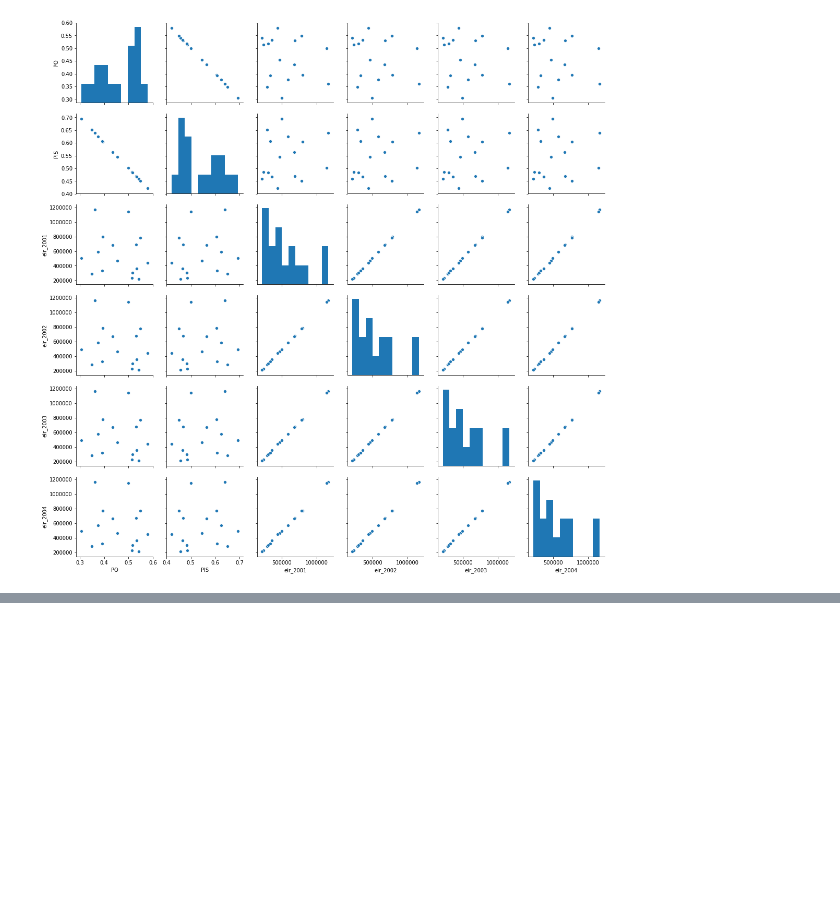
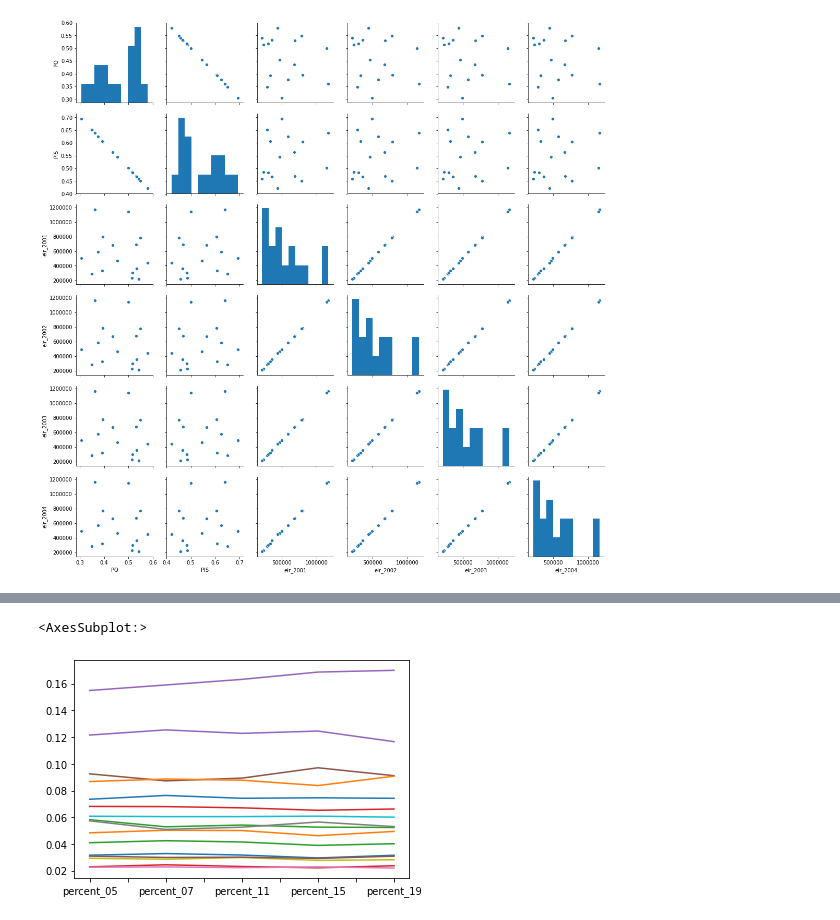
Before and after one commit to MarBry111/Forecast_Election_Poland, a Jupyter notebook: EXAMING_VOTE_DATA_AND_STAT_Vojevodztwa.ipynb, the cells around one changed output, grey strips where cells are left out. Saved outputs shown, nothing was run; the diff lists cells and outputs as text; code cells hidden in the pictures; blank space fills up the shorter version.

```diff
--- a/EXAMING_VOTE_DATA_AND_STAT_Vojevodztwa.ipynb
+++ b/EXAMING_VOTE_DATA_AND_STAT_Vojevodztwa.ipynb
@@ -244,0 +271,22 @@ sns.pairplot(wyn_05_eir)
+# %%
+p05 = (df_jednostki
+ .merge(sum2005.to_frame(),how='outer',on=['jednostka'])
+ [['województwo',0]]
+ .groupby(['województwo'])
+ .sum()
+ .rename(columns={0:'percent_05'}))
+# %%
+p07 = (df_jednostki
+ .merge(sum2007.to_frame(),how='outer',on=['jednostka'])
+ [['województwo',0]]
+ .groupby(['województwo'])
+ .sum()
+ .rename(columns={0:'percent_07'}))
+# %%
+p15 = (df_jednostki
+ .reset_index()
+ .merge(sum2015.reset_index(),how='outer',on=['index'])
+ [['województwo',0]]
+ .groupby(['województwo'])
+ .sum()
+ .rename(columns={0:'percent_15'}))
@@ -244,0 +315,16 @@ sns.pairplot(wyn_05_eir)
+# %%
+p19 = (df_output
+       .sum(1)
+       .to_frame()
+       .rename(columns={0:'percent_19'}))
+p19 = p19/p19.sum()
+p19.index = p19.index.str.upper()
+# %%
+dfs = [p05, p07, p11, p15, p19]
+ptotal = pd.concat(dfs, axis=1).fillna(0)
+ptotal.loc['MAZOWIECKIE',:] = ptotal.loc['MAZOWIECKIE',:]+ptotal.loc['WARSZAWA',:]
+ptotal = ptotal.drop(['WARSZAWA'], axis=0)
+ptotal.T.plot(legend=False)
+# %% [output]
+<AxesSubplot:>
+[figure, added]
```
Also changed, not shown: parts of 12 cells of this notebook, 3 other files.
